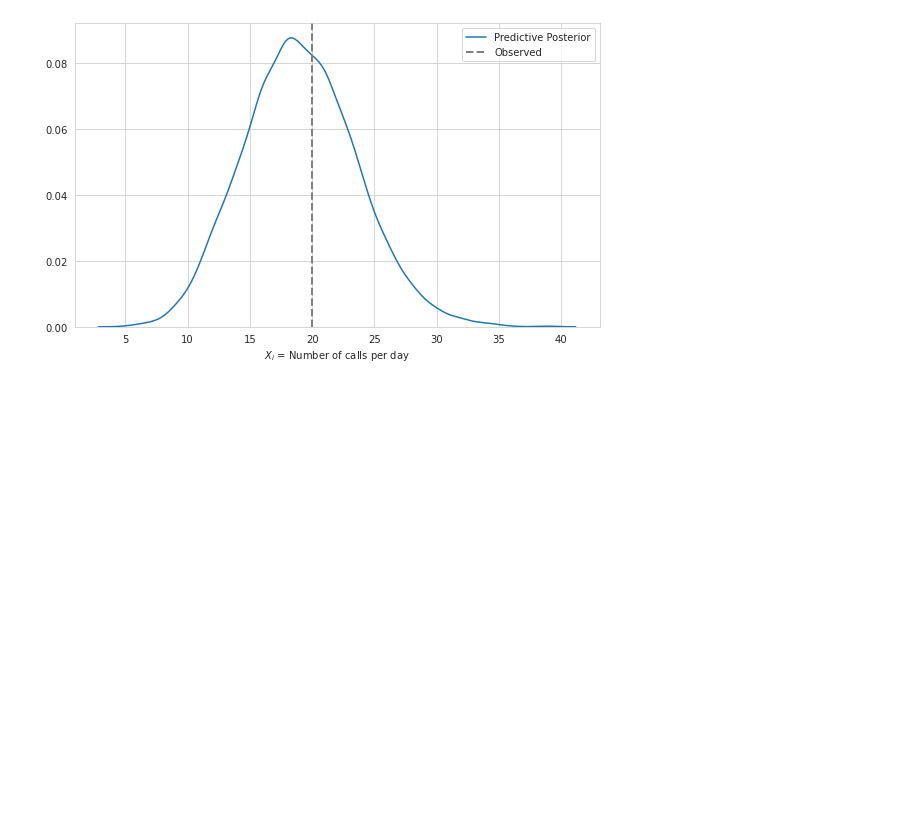
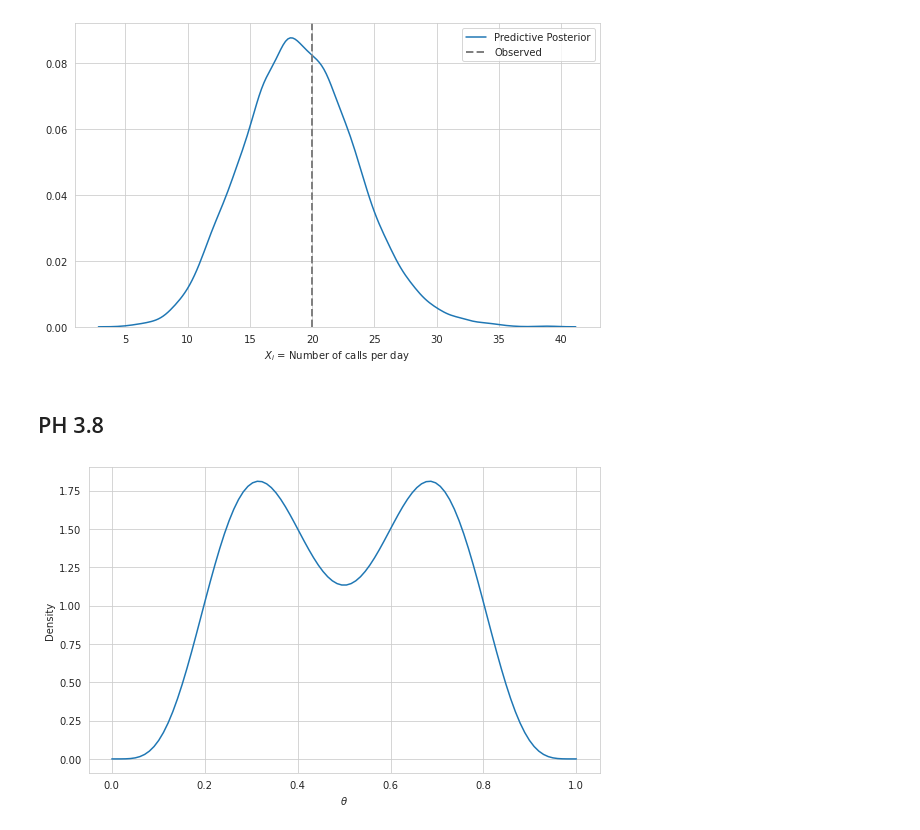
Before and after one commit to WHITSNAK/sta_602, a Jupyter notebook: hw3/hw3.ipynb, the cells around one changed output. Cells and saved outputs as stored; diff of their text form; code cells hidden in the pictures; blank space fills up the shorter version.

```diff
--- a/hw3/hw3.ipynb
+++ b/hw3/hw3.ipynb
@@ -170,3 +170,22 @@ fig.tight_layout()
 fig.show()
 # %% [output]
 [figure]
+# %% [markdown]
+## PH 3.8
+# %%
+b2 = stats.beta(6, 12)
+b3 = stats.beta(12, 6)
+
+xs = np.linspace(0, 1, 100)
+prior = pd.Series(0.5 * b3.pdf(xs) + 0.5 * b2.pdf(xs), index=xs)
+
+fig, ax = plt.subplots(figsize=(8, 5))
+prior.plot(ax=ax)
+
+ax.set_xlabel("$\\theta$")
+ax.set_ylabel("Density")
+
+fig.tight_layout()
+fig.show()
+# %% [output]
+[figure, added]
```
Also changed, not shown: parts of 3 cells of this notebook, 5 other files.
